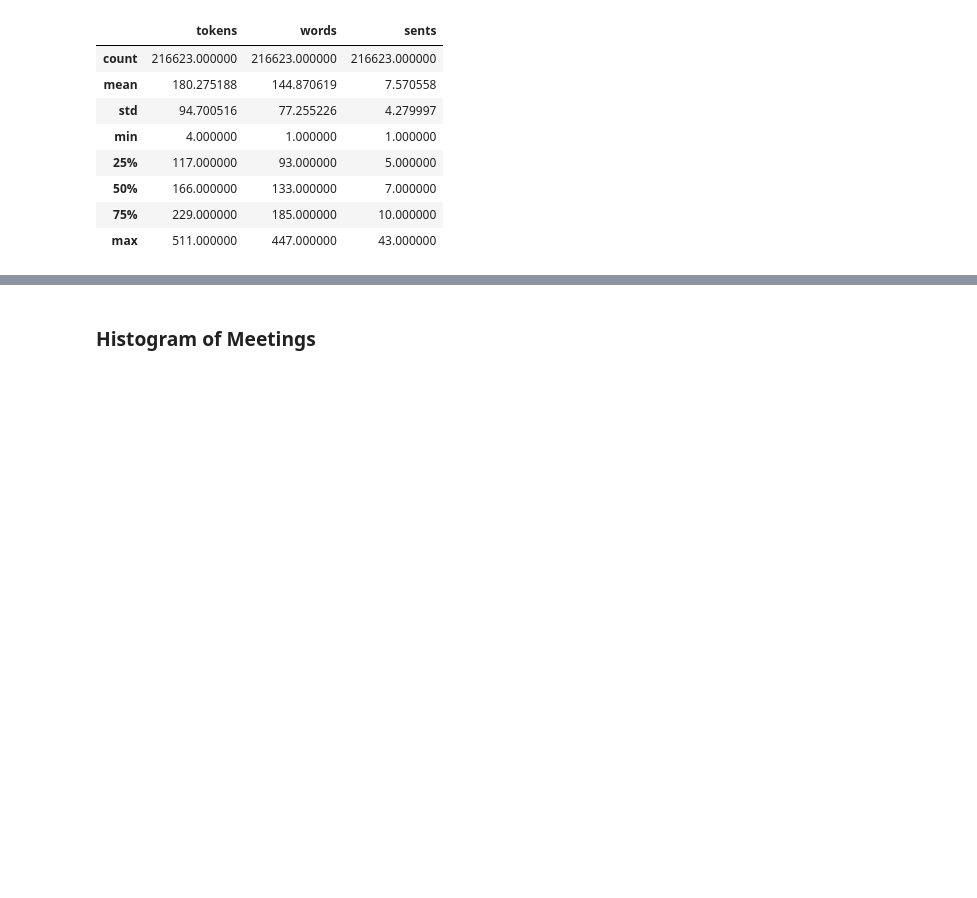
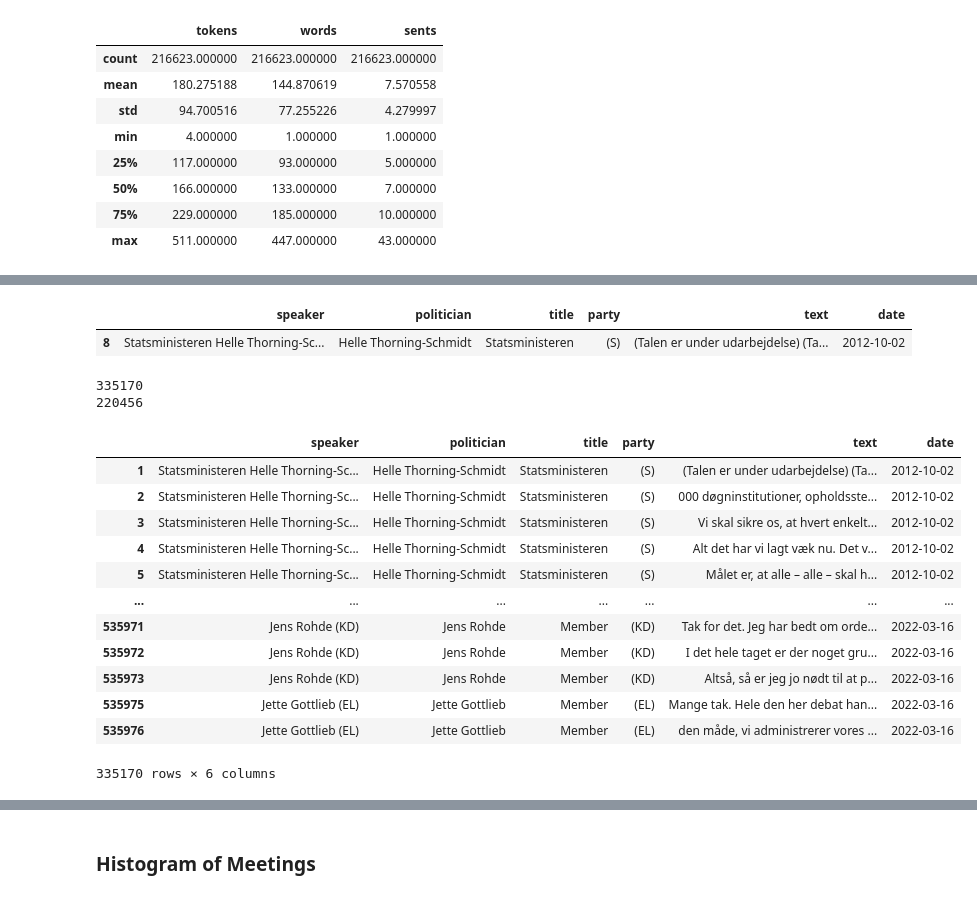
Before and after one commit to jonahank/Vote-Prediction-Model, a Jupyter notebook: data_collection/meetings/process_data.ipynb, the cells around one changed output, grey strips where cells are left out. Cells and saved outputs as stored; diff of their text form; code cells hidden in the pictures; blank space fills up the shorter version.

```diff
--- a/data_collection/meetings/process_data.ipynb
+++ b/data_collection/meetings/process_data.ipynb
@@ -423,0 +459,5 @@ df_t[df_t["tokens"]<512].describe()
+# %%
+df.head(1)
+# %% [output]
+|  | speaker | politician | title | party | text | date |
+| 8 | Statsministeren Helle Thorning-Sc... | Helle Thorning-Schmidt | Statsministeren | (S) | (Talen er under udarbejdelse) (Ta... | 2012-10-02 |
@@ -423,0 +506,24 @@ df_t[df_t["tokens"]<512].describe()
+# %%
+six_sentence = pd.DataFrame(sent_breakdown)
+
+six_sentence= six_sentence[six_sentence['text'] != '.']
+six_sentence.reset_index().drop(columns='index')
+print(len(six_sentence))
+print(len(df))
+six_sentence
+# %% [output]
+335170
+220456
+|  | speaker | politician | title | party | text | date |
+| 1 | Statsministeren Helle Thorning-Sc... | Helle Thorning-Schmidt | Statsministeren | (S) | (Talen er under udarbejdelse) (Ta... | 2012-10-02 |
+| 2 | Statsministeren Helle Thorning-Sc... | Helle Thorning-Schmidt | Statsministeren | (S) | 000 døgninstitutioner, opholdsste... | 2012-10-02 |
+| 3 | Statsministeren Helle Thorning-Sc... | Helle Thorning-Schmidt | Statsministeren | (S) | Vi skal sikre os, at hvert enkelt... | 2012-10-02 |
+| 4 | Statsministeren Helle Thorning-Sc... | Helle Thorning-Schmidt | Statsministeren | (S) | Alt det har vi lagt væk nu. Det v... | 2012-10-02 |
+| 5 | Statsministeren Helle Thorning-Sc... | Helle Thorning-Schmidt | Statsministeren | (S) | Målet er, at alle – alle – skal h... | 2012-10-02 |
+| ... | ... | ... | ... | ... | ... | ... |
+| 535971 | Jens Rohde (KD) | Jens Rohde | Member | (KD) | Tak for det. Jeg har bedt om orde... | 2022-03-16 |
+| 535972 | Jens Rohde (KD) | Jens Rohde | Member | (KD) | I det hele taget er der noget gru... | 2022-03-16 |
+| 535973 | Jens Rohde (KD) | Jens Rohde | Member | (KD) | Altså, så er jeg jo nødt til at p... | 2022-03-16 |
+| 535975 | Jette Gottlieb (EL) | Jette Gottlieb | Member | (EL) | Mange tak. Hele den her debat han... | 2022-03-16 |
+| 535976 | Jette Gottlieb (EL) | Jette Gottlieb | Member | (EL) | den måde, vi administrerer vores ... | 2022-03-16 |
+335170 rows × 6 columns
```
Also changed, not shown: parts of 8 cells of this notebook.
